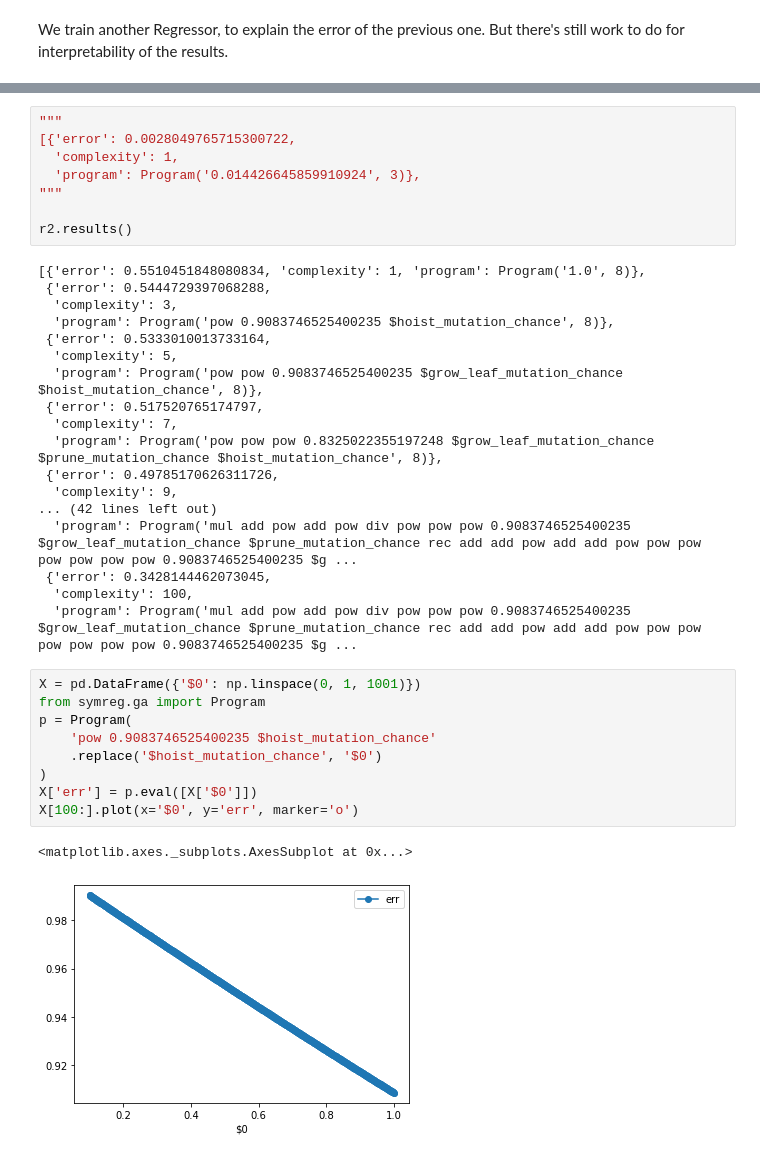
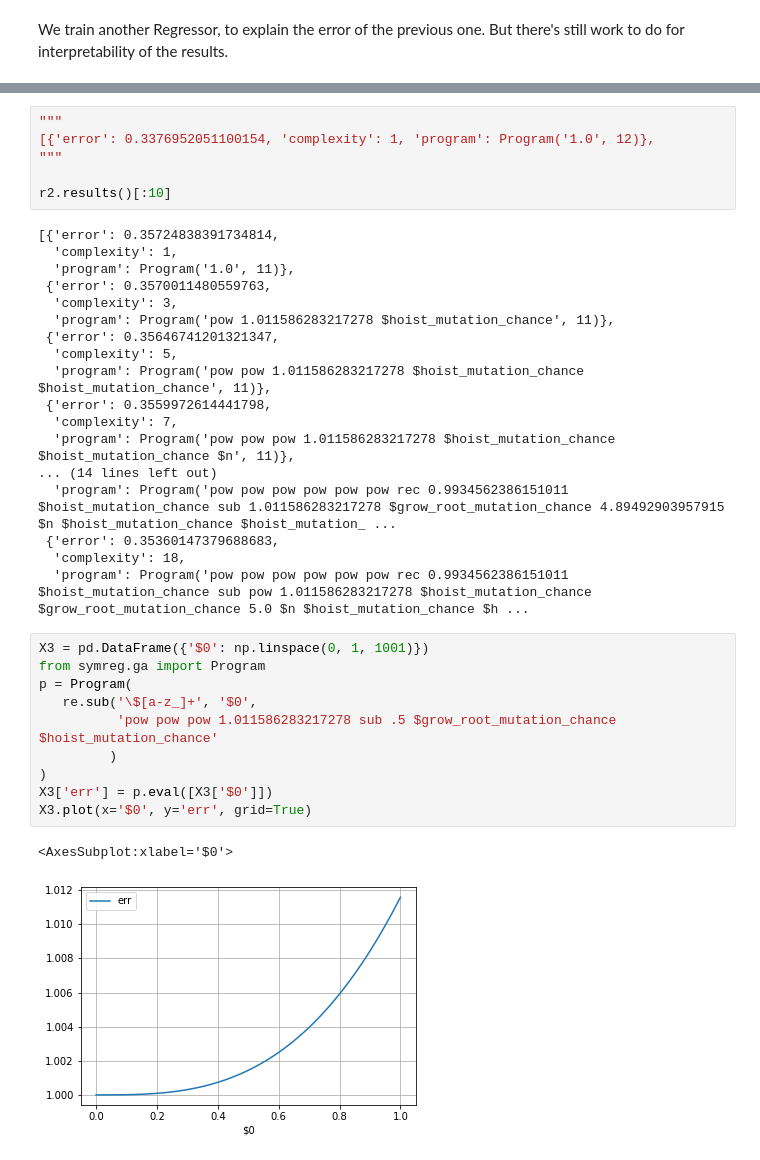
Before and after one commit to danuker/symreg, a Jupyter notebook: Metaopt.ipynb, the cells around one changed output, grey strips where cells are left out. Cells and saved outputs as stored; diff of their text form.

```diff
--- a/Metaopt.ipynb
+++ b/Metaopt.ipynb
@@ -156,38 +230,37 @@ Complete. {'generations': 299, 'stagnated_generations': 1, 'duration': 10.152582
 # %%
 """
-[{'error': 0.0028049765715300722,
-  'complexity': 1,
-  'program': Program('0.014426645859910924', 3)},
+[{'error': 0.3376952051100154, 'complexity': 1, 'program': Program('1.0', 12)},
 """
 
-r2.results()
+r2.results()[:10]
 # %% [output]
-[{'error': 0.5510451848080834, 'complexity': 1, 'program': Program('1.0', 8)},
- {'error': 0.5444729397068288,
+[{'error': 0.35724838391734814,
+  'complexity': 1,
+  'program': Program('1.0', 11)},
+ {'error': 0.3570011480559763,
   'complexity': 3,
-  'program': Program('pow 0.9083746525400235 $hoist_mutation_chance', 8)},
- {'error': 0.5333010013733164,
+  'program': Program('pow 1.011586283217278 $hoist_mutation_chance', 11)},
+ {'error': 0.35646741201321347,
   'complexity': 5,
-  'program': Program('pow pow 0.9083746525400235 $grow_leaf_mutation_chance $hoist_mutation_chance', 8)},
- {'error': 0.517520765174797,
+  'program': Program('pow pow 1.011586283217278 $hoist_mutation_chance $hoist_mutation_chance', 11)},
+ {'error': 0.3559972614441798,
   'complexity': 7,
-  'program': Program('pow pow pow 0.8325022355197248 $grow_leaf_mutation_chance $prune_mutation_chance $hoist_mutation_chance', 8)},
- {'error': 0.49785170626311726,
-  'complexity': 9,
-... (42 lines left out)
-  'program': Program('mul add pow add pow div pow pow pow 0.9083746525400235 $grow_leaf_mutation_chance $prune_mutation_chance rec add add pow add add pow pow pow pow pow pow pow 0.9083746525400235 $g ...
- {'error': 0.3428144462073045,
-  'complexity': 100,
-  'program': Program('mul add pow add pow div pow pow pow 0.9083746525400235 $grow_leaf_mutation_chance $prune_mutation_chance rec add add pow add add pow pow pow pow pow pow pow 0.9083746525400235 $g ...
+  'program': Program('pow pow pow 1.011586283217278 $hoist_mutation_chance $hoist_mutation_chance $n', 11)},
+... (14 lines left out)
+  'program': Program('pow pow pow pow pow pow rec 0.9934562386151011 $hoist_mutation_chance sub 1.011586283217278 $grow_root_mutation_chance 4.89492903957915 $n $hoist_mutation_chance $hoist_mutation_ ...
+ {'error': 0.35360147379688683,
+  'complexity': 18,
+  'program': Program('pow pow pow pow pow pow rec 0.9934562386151011 $hoist_mutation_chance sub pow 1.011586283217278 $hoist_mutation_chance $grow_root_mutation_chance 5.0 $n $hoist_mutation_chance $h ...
 # %%
-X = pd.DataFrame({'$0': np.linspace(0, 1, 1001)})
+X3 = pd.DataFrame({'$0': np.linspace(0, 1, 1001)})
 from symreg.ga import Program
 p = Program(
-    'pow 0.9083746525400235 $hoist_mutation_chance'
-    .replace('$hoist_mutation_chance', '$0')
+   re.sub('\$[a-z_]+', '$0',
+          'pow pow pow 1.011586283217278 sub .5 $grow_root_mutation_chance  $hoist_mutation_chance'
+         )
 )
-X['err'] = p.eval([X['$0']])
-X[100:].plot(x='$0', y='err', marker='o')
+X3['err'] = p.eval([X3['$0']])
+X3.plot(x='$0', y='err', grid=True)
 # %% [output]
-<matplotlib.axes._subplots.AxesSubplot at 0x...>
+<AxesSubplot:xlabel='$0'>
-[figure, old version]
+[figure, new version]
```
Also changed, not shown: parts of 12 cells of this notebook, 3 other files.
